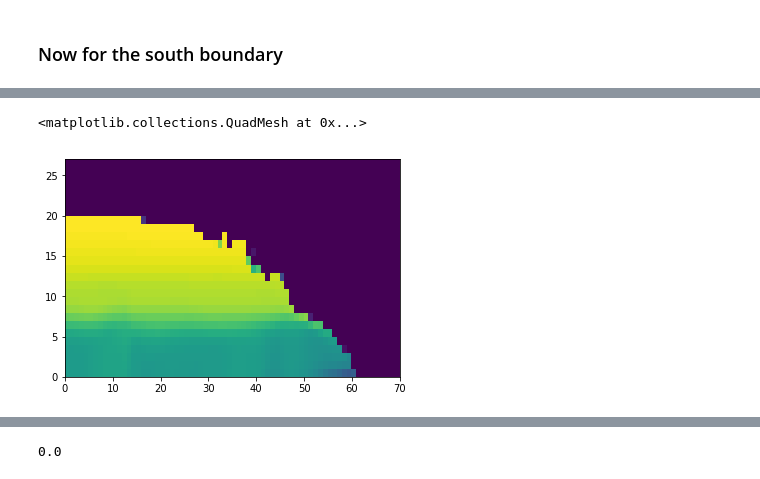
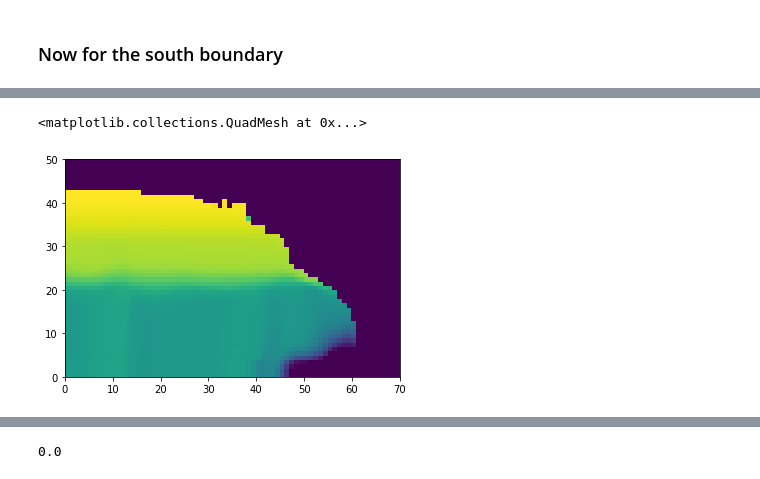
Before and after one commit to UBC-MOAD/wcvi, a Jupyter notebook: grid/Vertical_Interpolation_to_NEMO_levels_Writing_final_BC.ipynb, the cells around one changed output, grey strips where cells are left out. Drawn from its saved outputs; the diff is of its cells as text; code cells hidden in the pictures.

Commit message:
Tried to fill up the salinity instability in the south boundary

```diff
--- a/grid/Vertical_Interpolation_to_NEMO_levels_Writing_final_BC.ipynb
+++ b/grid/Vertical_Interpolation_to_NEMO_levels_Writing_final_BC.ipynb
@@ -630,5 +817,5 @@ print(votemper_NEMO_south.shape, vosaline_NEMO_south.shape, U_NEMO_south.shape,
 # %%
-plt.pcolormesh(vosaline_NEMO_south[0,:,3,:], vmin =30)
+plt.pcolormesh(vosaline_JP_level_SA_south[0,:,3,:], vmin =30)
 # %% [output]
 <matplotlib.collections.QuadMesh at 0x...>
-[figure, old version]
+[figure, new version]
```
Also changed, not shown: parts of 40 cells of this notebook, 4 other files.
